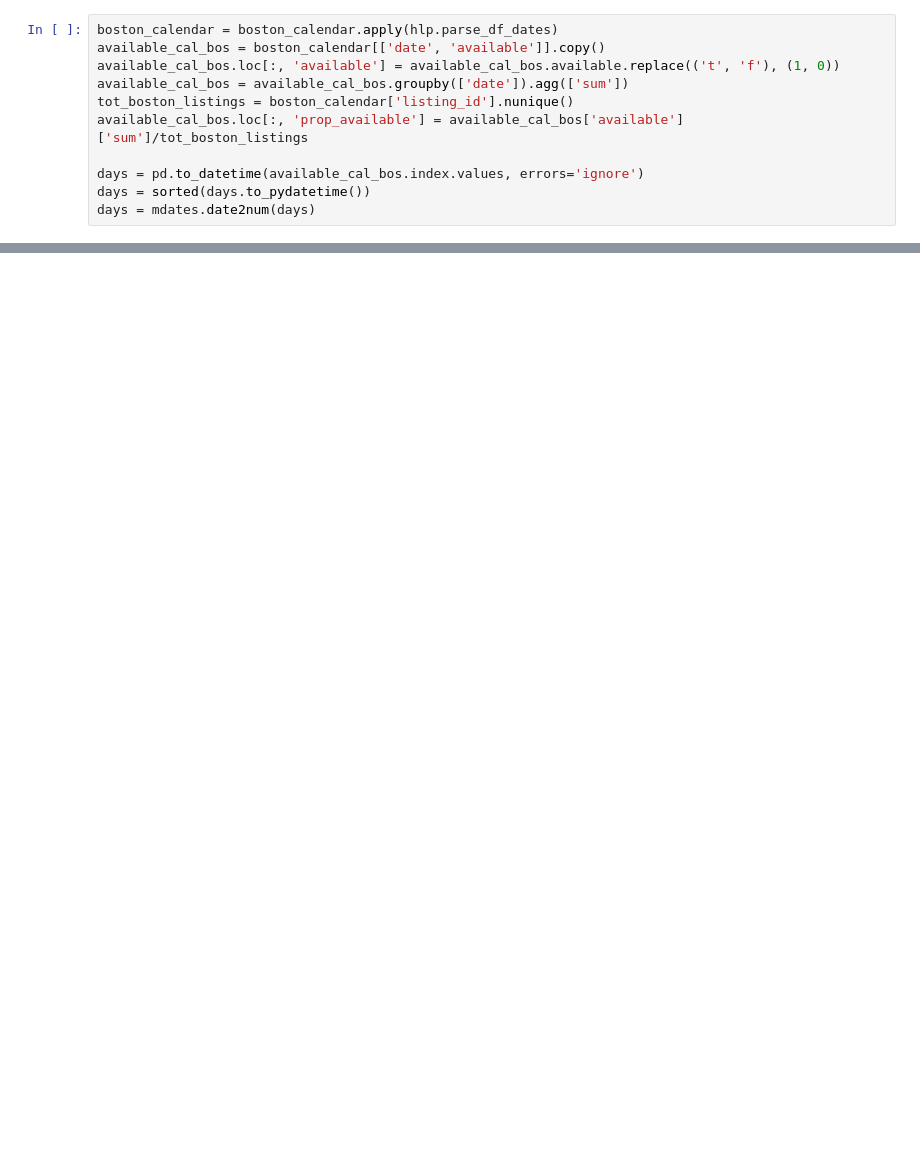
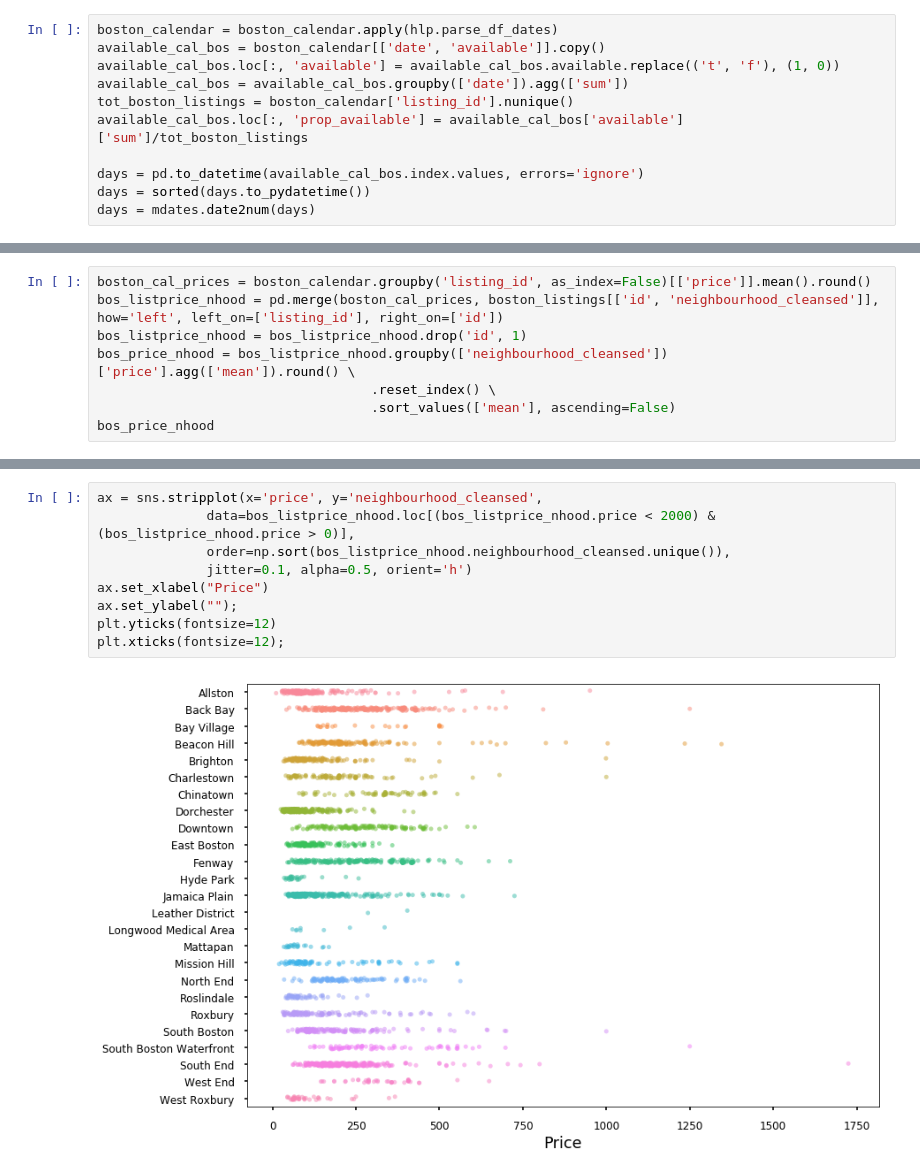
Before and after one commit to SmritiMohapatra/airbnb-data-analysis, a Jupyter notebook: airbnb_data_analysis_AssessExplore.ipynb, the cells around one changed output, grey strips where cells are left out. Drawn from its saved outputs; the diff is of its cells as text; blank space fills up the shorter version.

```diff
--- a/airbnb_data_analysis_AssessExplore.ipynb
+++ b/airbnb_data_analysis_AssessExplore.ipynb
@@ -345,0 +402,8 @@ plt.show()
+# %%
+boston_cal_prices = boston_calendar.groupby('listing_id', as_index=False)[['price']].mean().round()
+bos_listprice_nhood = pd.merge(boston_cal_prices, boston_listings[['id', 'neighbourhood_cleansed']], how='left', left_on=['listing_id'], right_on=['id'])
+bos_listprice_nhood = bos_listprice_nhood.drop('id', 1)
+bos_price_nhood = bos_listprice_nhood.groupby(['neighbourhood_cleansed'])['price'].agg(['mean']).round() \
+                                   .reset_index() \
+                                   .sort_values(['mean'], ascending=False)
+bos_price_nhood
@@ -345,0 +428,11 @@ plt.show()
+# %%
+ax = sns.stripplot(x='price', y='neighbourhood_cleansed',
+              data=bos_listprice_nhood.loc[(bos_listprice_nhood.price < 2000) & (bos_listprice_nhood.price > 0)],
+              order=np.sort(bos_listprice_nhood.neighbourhood_cleansed.unique()),
+              jitter=0.1, alpha=0.5, orient='h')
+ax.set_xlabel("Price")
+ax.set_ylabel("");
+plt.yticks(fontsize=12)
+plt.xticks(fontsize=12);
+# %% [output]
+[figure, added]
```
Also changed, not shown: parts of 18 cells of this notebook.
